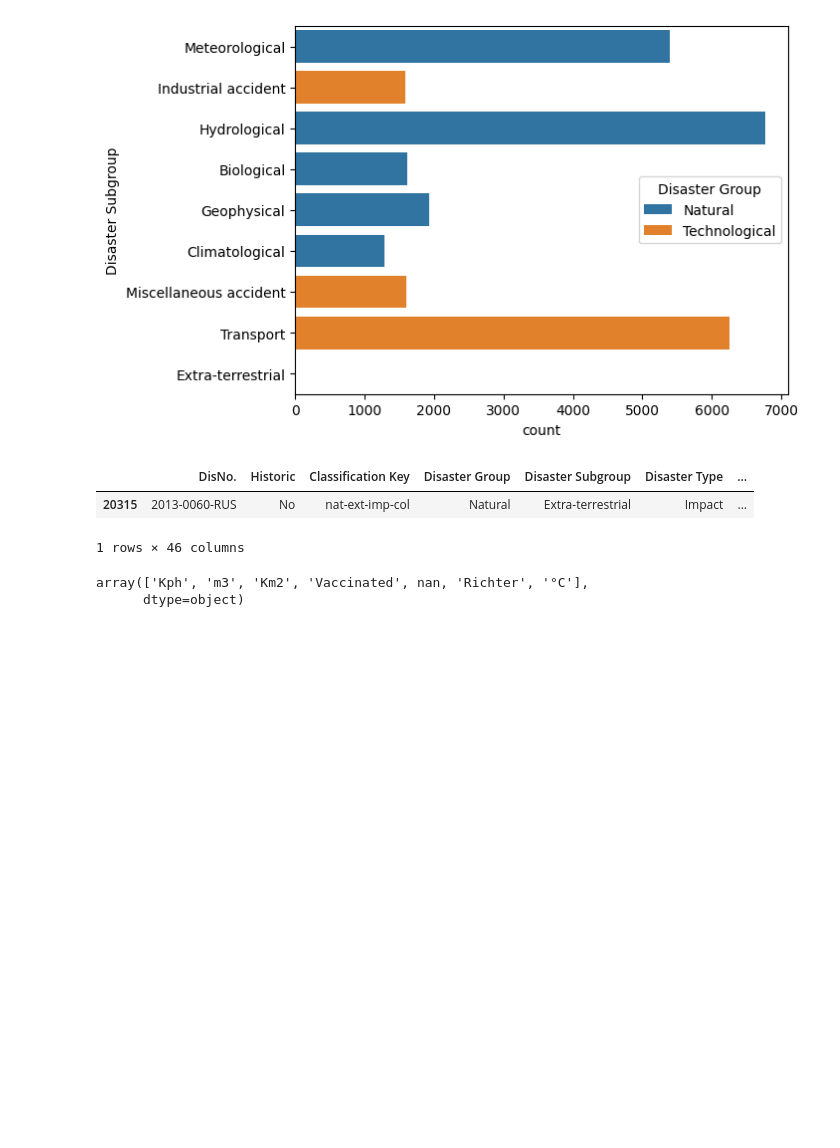
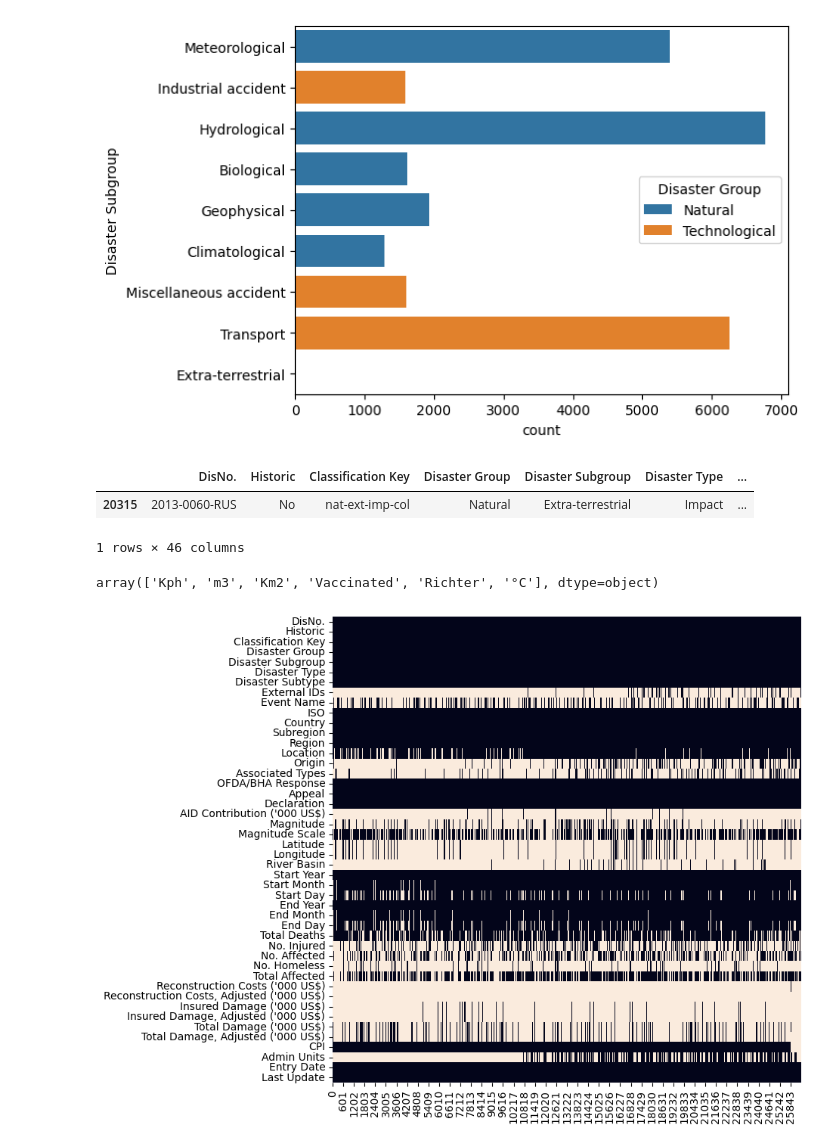
Before and after one commit to com-480-data-visualization/project-2024-DisasterClass, a Jupyter notebook: exploratory_data_analysis.ipynb, the cells around one changed output. Cells and saved outputs as stored; diff of their text form; code cells hidden in the pictures; blank space fills up the shorter version.

```diff
--- a/exploratory_data_analysis.ipynb
+++ b/exploratory_data_analysis.ipynb
@@ -5,4 +5,4 @@ import seaborn as sns
 import matplotlib.pyplot as plt
 %matplotlib inline
 # %%
-emdat_data = pd.read_excel("public_emdat_incl_hist_2024-03-26.xlsx")
+emdat_data = pd.read_excel("data/public_emdat_incl_hist_2024-03-26.xlsx")
@@ -32,8 +34,12 @@ emdat_data[emdat_data["Disaster Subgroup"] == "Extra-terrestrial"]
 | 20315 | 2013-0060-RUS | No | nat-ext-imp-col | Natural | Extra-terrestrial | Impact | ... |
 1 rows × 46 columns
 # %%
-emdat_data["Magnitude Scale"].unique(
-)
+emdat_data["Magnitude Scale"].dropna().unique()
 # %% [output]
-array(['Kph', 'm3', 'Km2', 'Vaccinated', nan, 'Richter', '°C'],
-      dtype=object)
+array(['Kph', 'm3', 'Km2', 'Vaccinated', 'Richter', '°C'], dtype=object)
+# %%
+fig, ax = plt.subplots(figsize=(8, 8))
+ax = sns.heatmap(emdat_data.isna().T, cbar=False, yticklabels=True, ax=ax)
+plt.show()
+# %% [output]
+[figure, added]
```
Also changed, not shown: parts of 9 cells of this notebook.
